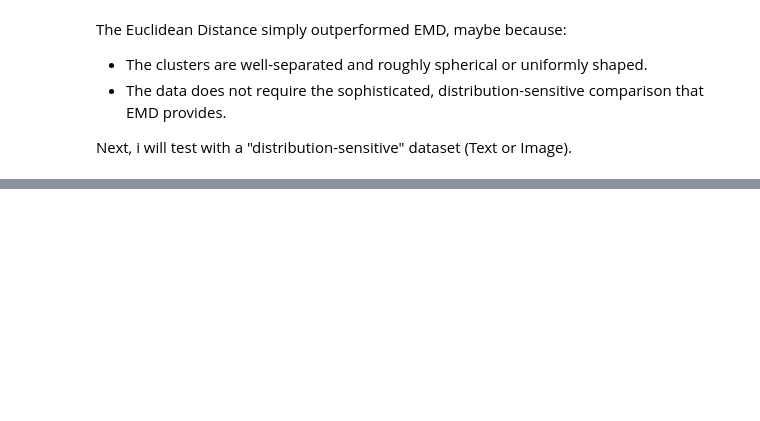
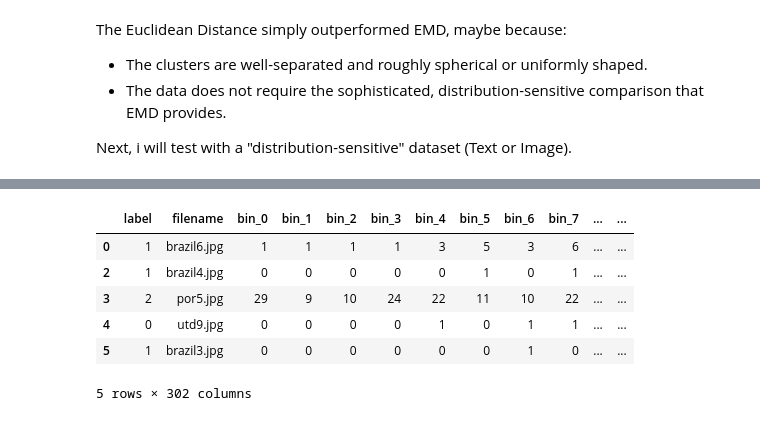
Before and after one commit to thaitanhaha/Optimal-transport, a Jupyter notebook: emd-clustering.ipynb, the cells around one changed output, grey strips where cells are left out. Cells and saved outputs as stored; diff of their text form; code cells hidden in the pictures; blank space fills up the shorter version.

```diff
--- a/emd-clustering.ipynb
+++ b/emd-clustering.ipynb
@@ -163,0 +224,14 @@ Next, i will test with a "distribution-sensitive" dataset (Text or Image).
+# %%
+data = pd.read_csv('output.csv')
+label_dict = {'utd': 0, 'brazil': 1, 'por': 2}
+data.insert(0, 'label', data['filename'].apply(lambda x: next((label for key, label in label_dict.items() if key in x), 3)))
+data = data[data['label'] != 3]
+data.head()
+# %% [output]
+|  | label | filename | bin_0 | bin_1 | bin_2 | bin_3 | bin_4 | bin_5 | bin_6 | bin_7 | ... | ... |
+| 0 | 1 | brazil6.jpg | 1 | 1 | 1 | 1 | 3 | 5 | 3 | 6 | ... | ... |
+| 2 | 1 | brazil4.jpg | 0 | 0 | 0 | 0 | 0 | 1 | 0 | 1 | ... | ... |
+| 3 | 2 | por5.jpg | 29 | 9 | 10 | 24 | 22 | 11 | 10 | 22 | ... | ... |
+| 4 | 0 | utd9.jpg | 0 | 0 | 0 | 0 | 1 | 0 | 1 | 1 | ... | ... |
+| 5 | 1 | brazil3.jpg | 0 | 0 | 0 | 0 | 0 | 0 | 1 | 0 | ... | ... |
+5 rows × 302 columns
```
Also changed, not shown: parts of 11 cells of this notebook.
